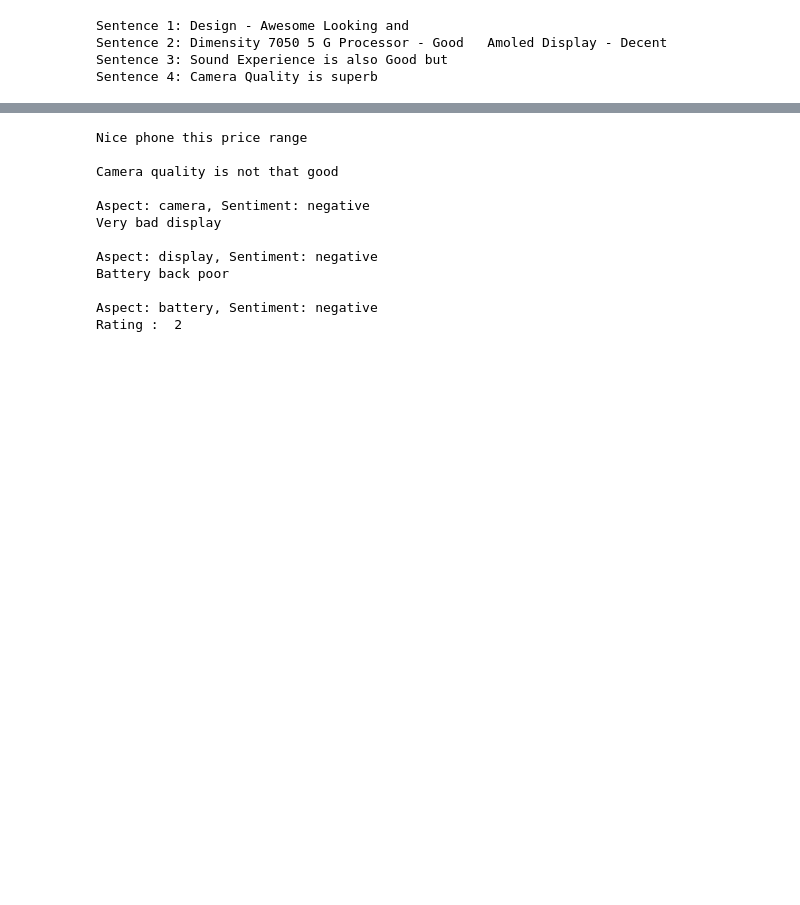
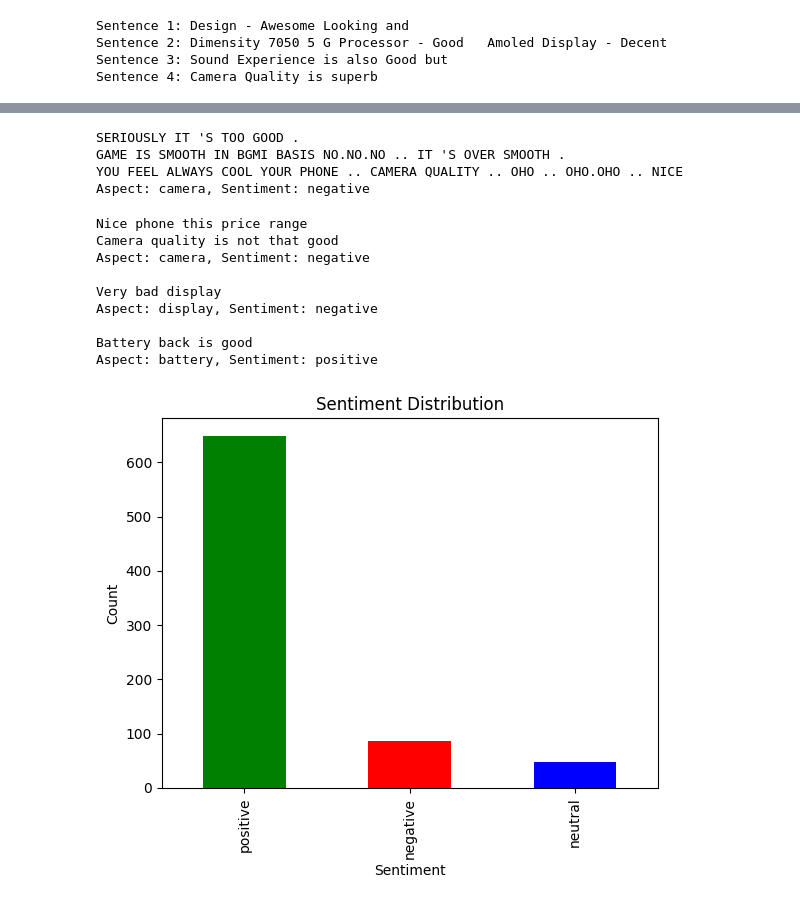
Before and after one commit to heyfarhan/absa, a Jupyter notebook: Final.ipynb, the cells around one changed output, grey strips where cells are left out. Saved outputs shown, nothing was run; the diff lists cells and outputs as text; code cells hidden in the pictures; blank space fills up the shorter version.

```diff
--- a/Final.ipynb
+++ b/Final.ipynb
@@ -7,9 +10,6 @@ from sklearn.model_selection import train_test_split
 from sklearn.preprocessing import LabelEncoder
 import numpy as np
 # %%
-# Install required libraries
-# !pip install transformers torch pandas scikit-learn
-
 # Load the dataset
-df = pd.read_csv('updated_final.csv')
+df = pd.read_csv('./finalDataset.csv')
 df
@@ -499,24 +478,37 @@ Rating :  3
 # %%
 text = '''SERIOUSLY IT'S TOO GOOD.
 GAME IS SMOOTH IN BGMI BASIS NO.NO.NO..IT'S OVER SMOOTH.
-YOU FEEL ALWAYS COOL YOUR PHONE..CAMERA QUALITY..OHO.OHO.OHO..NICE'''
+YOU FEEL ALWAYS COOL YOUR PHONE..CAMERA QUALITY..OHO..OHO.OHO..NICE'''
 predict_sentences(text)
+# %% [output]
+SERIOUSLY IT 'S TOO GOOD .
+GAME IS SMOOTH IN BGMI BASIS NO.NO.NO .. IT 'S OVER SMOOTH .
+YOU FEEL ALWAYS COOL YOUR PHONE .. CAMERA QUALITY .. OHO .. OHO.OHO .. NICE
+Aspect: camera, Sentiment: negative
 # %%
 text = '''Nice phone this price range
 Camera quality is not that good
 Very bad display
-Battery back poor'''
+Battery back is good'''
 predict_sentences(text)
 # %% [output]
 Nice phone this price range
+Camera quality is not that good
+Aspect: camera, Sentiment: negative
 
-Camera quality is not that good
+Very bad display
+Aspect: display, Sentiment: negative
 
-Aspect: camera, Sentiment: negative
-Very bad display
-
-Aspect: display, Sentiment: negative
-Battery back poor
-
-Aspect: battery, Sentiment: negative
-Rating :  2
+Battery back is good
+Aspect: battery, Sentiment: positive
+# %%
+import matplotlib.pyplot as plt
+
+# Plot sentiment distribution
+df['label'].value_counts().plot(kind='bar', color=['green', 'red', 'blue'])
+plt.title('Sentiment Distribution')
+plt.xlabel('Sentiment')
+plt.ylabel('Count')
+plt.show()
+# %% [output]
+[figure, added]
```
Also changed, not shown: parts of 23 cells of this notebook.
